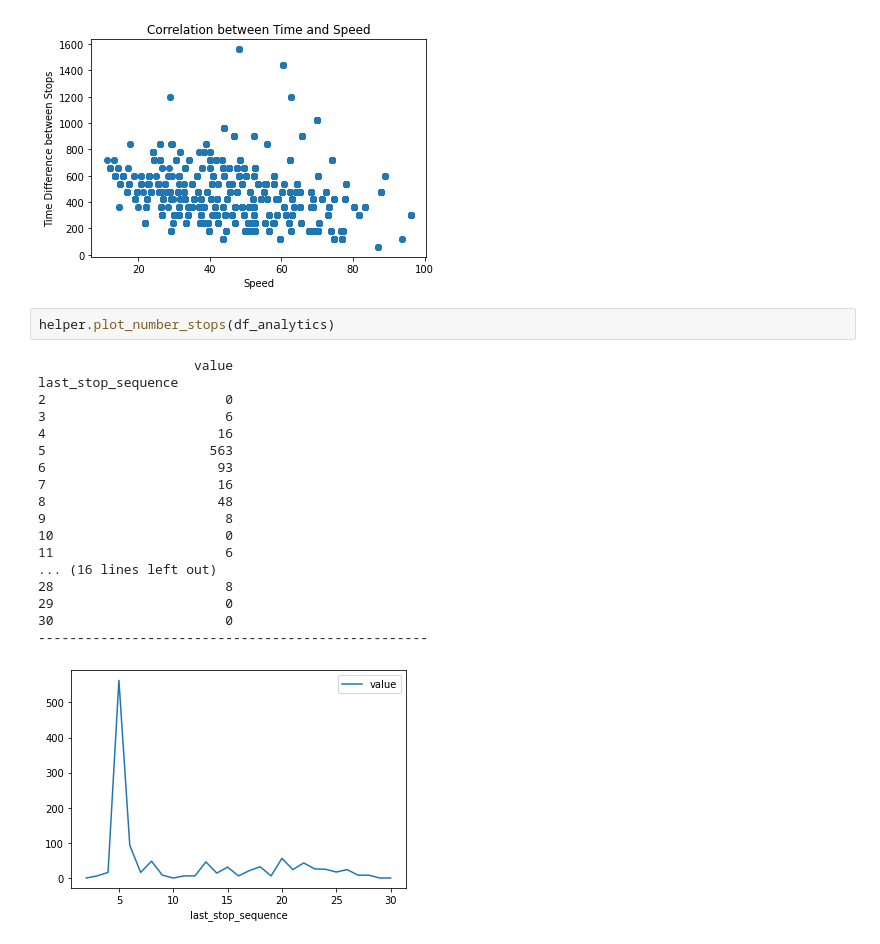
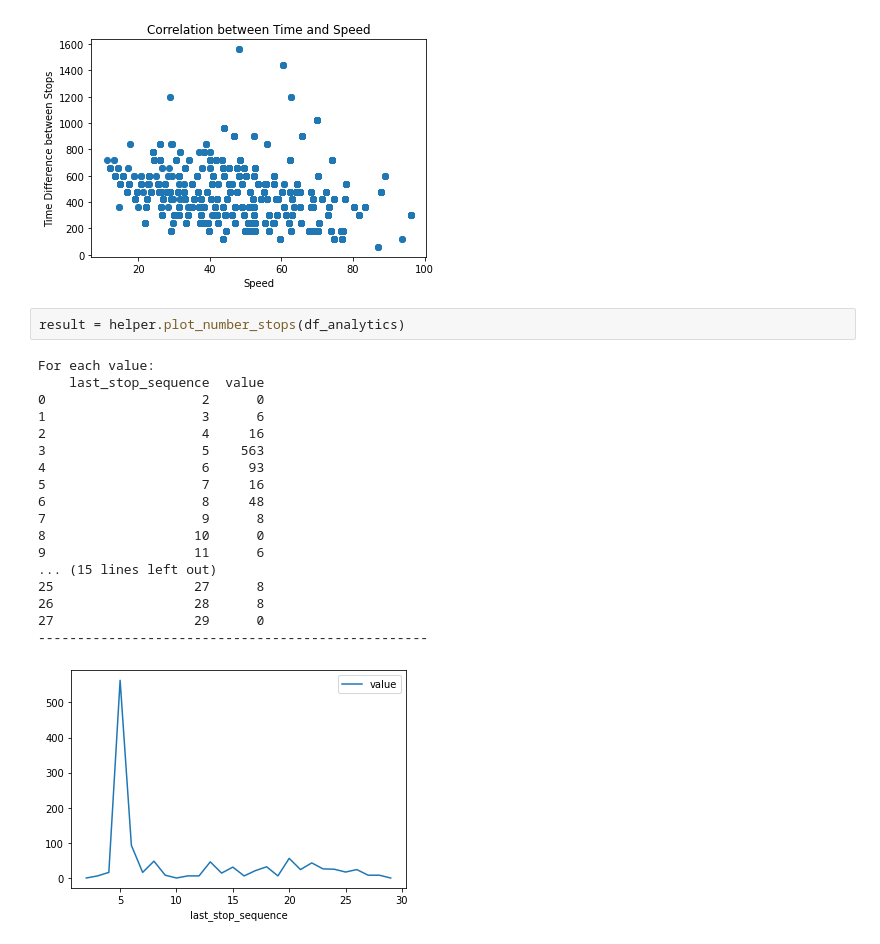
Before and after one commit to gianlucarea/weather-delay, a Jupyter notebook: general_data_analytics.ipynb, the cells around one changed output. Saved outputs shown, nothing was run; the diff lists cells and outputs as text.

```diff
--- a/general_data_analytics.ipynb
+++ b/general_data_analytics.ipynb
@@ -352,23 +353,23 @@ helper.scatter_time_speed(df_analytics)
 # %% [output]
 [figure]
 # %%
-helper.plot_number_stops(df_analytics)
+result = helper.plot_number_stops(df_analytics)
 # %% [output]
-                    value
-last_stop_sequence
-2                       0
-3                       6
-4                      16
-5                     563
-6                      93
-7                      16
-8                      48
-9                       8
-10                      0
-11                      6
-... (16 lines left out)
-28                      8
-29                      0
-30                      0
+For each value:
+    last_stop_sequence  value
+0                    2      0
+1                    3      6
+2                    4     16
+3                    5    563
+4                    6     93
+5                    7     16
+6                    8     48
+7                    9      8
+8                   10      0
+9                   11      6
+... (15 lines left out)
+25                  27      8
+26                  28      8
+27                  29      0
 --------------------------------------------------
-[figure, old version]
+[figure, new version]
```
Also changed, not shown: parts of 2 cells of this notebook, 2 other files.
